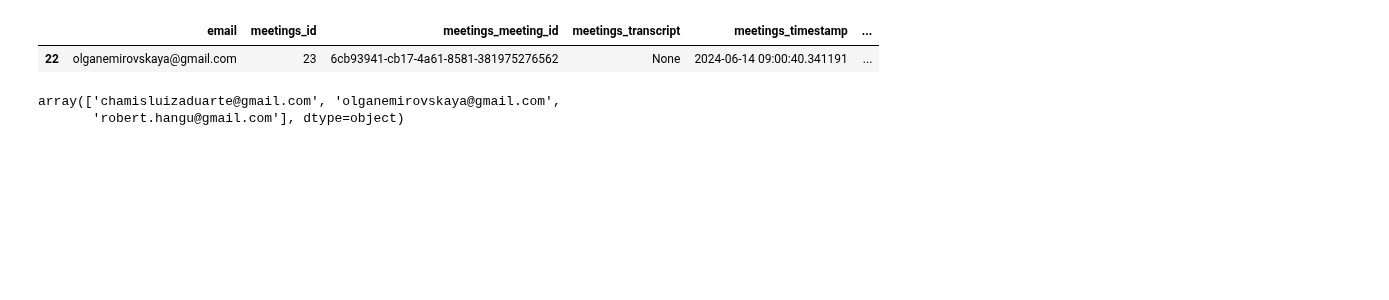
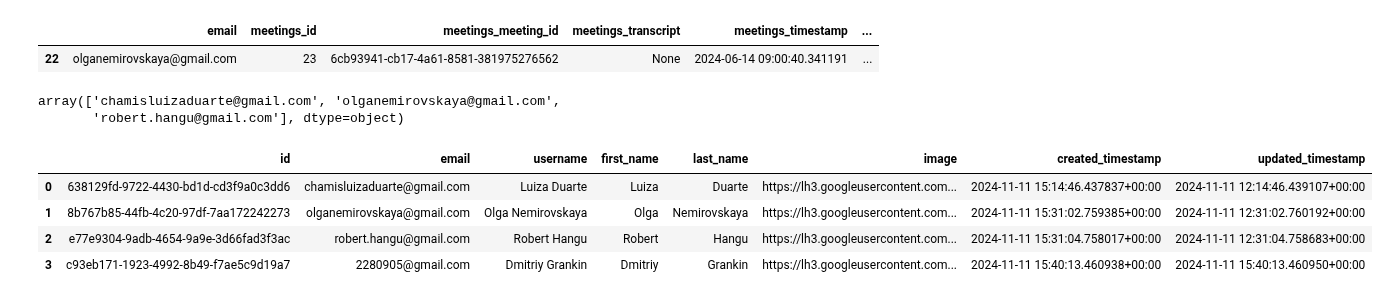
Before and after one commit to Vexa-ai/vexa-engine, a Jupyter notebook: 47.ipynb, the cells around one changed output. Cells and saved outputs as stored; diff of their text form; code cells hidden in the pictures; blank space fills up the shorter version.

```diff
--- a/47.ipynb
+++ b/47.ipynb
@@ -91,6 +66,14 @@ users['email'].unique()
 # %% [output]
 array(['chamisluizaduarte@gmail.com', 'olganemirovskaya@gmail.com',
        'robert.hangu@gmail.com'], dtype=object)
+# %%
+await read_table_async(User)
+# %% [output]
+|  | id | email | username | first_name | last_name | image | created_timestamp | updated_timestamp |
+| 0 | 638129fd-9722-4430-bd1d-cd3f9a0c3dd6 | chamisluizaduarte@gmail.com | Luiza Duarte | Luiza | Duarte | https://lh3.googleusercontent.com... | 2024-11-11 15:14:46.437837+00:00 | 2024-11-11 12:14:46.439107+00:00 |
+| 1 | 8b767b85-44fb-4c20-97df-7aa172242273 | olganemirovskaya@gmail.com | Olga Nemirovskaya | Olga | Nemirovskaya | https://lh3.googleusercontent.com... | 2024-11-11 15:31:02.759385+00:00 | 2024-11-11 12:31:02.760192+00:00 |
+| 2 | e77e9304-9adb-4654-9a9e-3d66fad3f3ac | robert.hangu@gmail.com | Robert Hangu | Robert | Hangu | https://lh3.googleusercontent.com... | 2024-11-11 15:31:04.758017+00:00 | 2024-11-11 12:31:04.758683+00:00 |
+| 3 | c93eb171-1923-4992-8b49-f7ae5c9d19a7 | 2280905@gmail.com | Dmitriy Grankin | Dmitriy | Grankin | https://lh3.googleusercontent.com... | 2024-11-11 15:40:13.460938+00:00 | 2024-11-11 15:40:13.460950+00:00 |
 # %%
 
 
```
Also changed, not shown: parts of 10 cells of this notebook, 4 other files.
